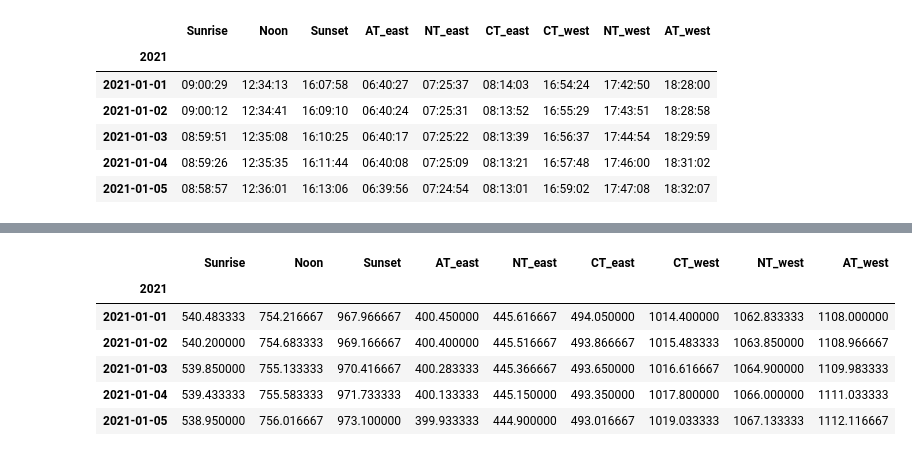
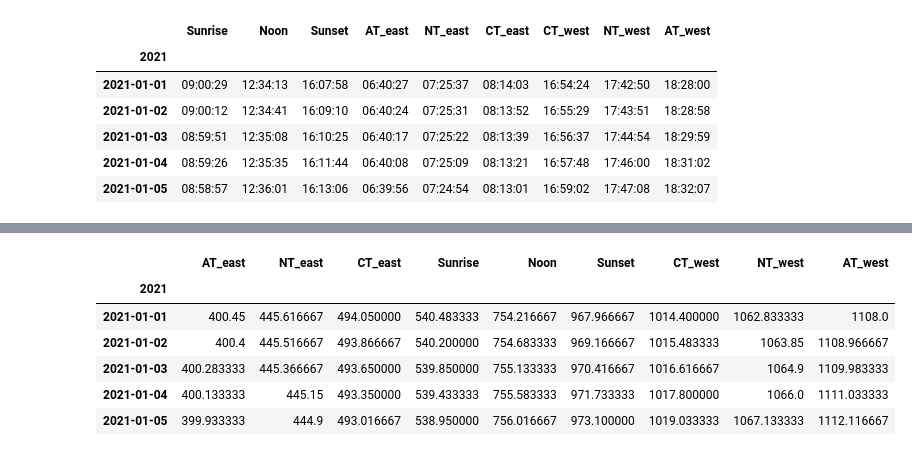
Before and after one commit to Dalya-Degtyareva/Day-Night, a Jupyter notebook: D-N.ipynb, the cells around one changed output, grey strips where cells are left out. Cells and saved outputs as stored; diff of their text form; code cells hidden in the pictures.

```diff
--- a/D-N.ipynb
+++ b/D-N.ipynb
@@ -53,2 +33,0 @@ Name: NT_west, dtype: object
-# %%
-dft['NT_west'] = dft['NT_west'].fillna(pd.to_timedelta(dft['NT_west'], errors='coerce').mean())
@@ -103,13 +47,15 @@ Name: NT_west, dtype: object
 # %%
 dfn = dft.copy()
 for column in dft.columns:
     dfn[column] = pd.to_numeric(dfn[column].apply(pd.Timedelta))*1.6666666666667e-11
+dfn = dfn.mask(dfn < 0, None)
+dfn = dfn[['AT_east', 'NT_east', 'CT_east', 'Sunrise', 'Noon', 'Sunset', 'CT_west', 'NT_west', 'AT_west']]
 dfn.head()
 # %% [output]
-|  | Sunrise | Noon | Sunset | AT_east | NT_east | CT_east | CT_west | NT_west | AT_west |
+|  | AT_east | NT_east | CT_east | Sunrise | Noon | Sunset | CT_west | NT_west | AT_west |
 | 2021 |  |  |  |  |  |  |  |  |  |
-| 2021-01-01 | 540.483333 | 754.216667 | 967.966667 | 400.450000 | 445.616667 | 494.050000 | 1014.400000 | 1062.833333 | 1108.000000 |
-| 2021-01-02 | 540.200000 | 754.683333 | 969.166667 | 400.400000 | 445.516667 | 493.866667 | 1015.483333 | 1063.850000 | 1108.966667 |
-| 2021-01-03 | 539.850000 | 755.133333 | 970.416667 | 400.283333 | 445.366667 | 493.650000 | 1016.616667 | 1064.900000 | 1109.983333 |
-| 2021-01-04 | 539.433333 | 755.583333 | 971.733333 | 400.133333 | 445.150000 | 493.350000 | 1017.800000 | 1066.000000 | 1111.033333 |
-| 2021-01-05 | 538.950000 | 756.016667 | 973.100000 | 399.933333 | 444.900000 | 493.016667 | 1019.033333 | 1067.133333 | 1112.116667 |
+| 2021-01-01 | 400.45 | 445.616667 | 494.050000 | 540.483333 | 754.216667 | 967.966667 | 1014.400000 | 1062.833333 | 1108.0 |
+| 2021-01-02 | 400.4 | 445.516667 | 493.866667 | 540.200000 | 754.683333 | 969.166667 | 1015.483333 | 1063.85 | 1108.966667 |
+| 2021-01-03 | 400.283333 | 445.366667 | 493.650000 | 539.850000 | 755.133333 | 970.416667 | 1016.616667 | 1064.9 | 1109.983333 |
+| 2021-01-04 | 400.133333 | 445.15 | 493.350000 | 539.433333 | 755.583333 | 971.733333 | 1017.800000 | 1066.0 | 1111.033333 |
+| 2021-01-05 | 399.933333 | 444.9 | 493.016667 | 538.950000 | 756.016667 | 973.100000 | 1019.033333 | 1067.133333 | 1112.116667 |
```
Also changed, not shown: parts of 10 cells of this notebook.
